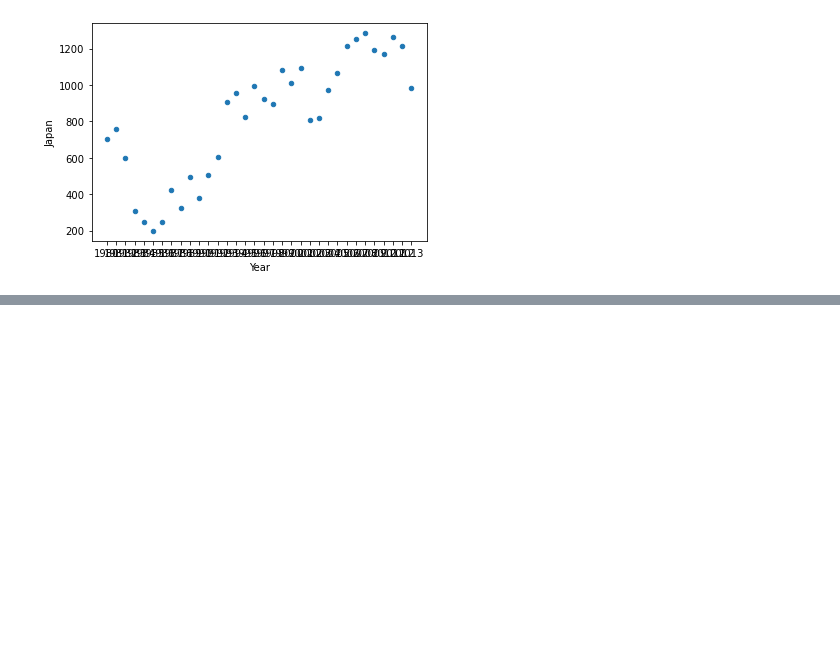
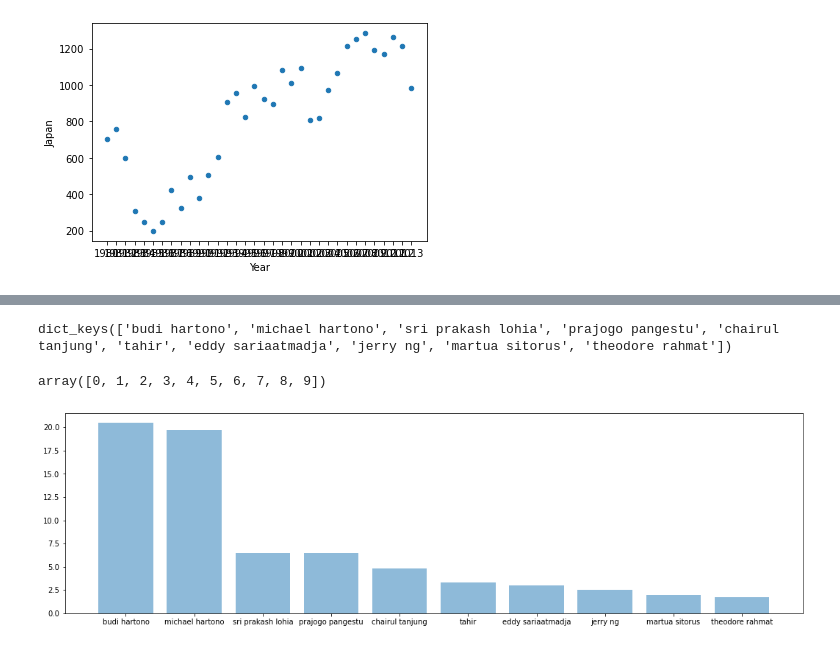
Before and after one commit to philipusfw/H8_54, a Jupyter notebook: Tutorial-7.ipynb, the cells around one changed output, grey strips where cells are left out. Saved outputs shown, nothing was run; the diff lists cells and outputs as text; code cells hidden in the pictures; blank space fills up the shorter version.

```diff
--- a/Tutorial-7.ipynb
+++ b/Tutorial-7.ipynb
@@ -351,0 +424,14 @@ df_js.plot(kind = 'scatter', x = "Year", y = "Japan")
+# %%
+orang_terkaya = {
+    "budi hartono": 20.5,
+    "michael hartono": 19.7,
+    "sri prakash lohia": 6.5,
+    "prajogo pangestu": 6.5,
+    "chairul tanjung": 4.8,
+    "tahir": 3.3,
+    "eddy sariaatmadja": 3,
+    "jerry ng": 2.5,
+    "martua sitorus": 2,
+    "theodore rahmat": 1.7
+}
+orang_terkaya
@@ -351,0 +449,18 @@ df_js.plot(kind = 'scatter', x = "Year", y = "Japan")
+# %%
+nama_orang_terkaya = orang_terkaya.keys()
+nama_orang_terkaya
+# %% [output]
+dict_keys(['budi hartono', 'michael hartono', 'sri prakash lohia', 'prajogo pangestu', 'chairul tanjung', 'tahir', 'eddy sariaatmadja', 'jerry ng', 'martua sitorus', 'theodore rahmat'])
+# %%
+y_pos = np.arange(len(nama_orang_terkaya))
+kekayaan = orang_terkaya.values()
+y_pos
+# %% [output]
+array([0, 1, 2, 3, 4, 5, 6, 7, 8, 9])
+# %%
+plt.figure(figsize=(18, 5))
+plt.bar(y_pos, kekayaan, align='center', alpha=0.5)
+plt.xticks(y_pos, nama_orang_terkaya)
+plt.show()
+# %% [output]
+[figure, added]
```
Also changed, not shown: parts of 20 cells of this notebook, 3 other files.
